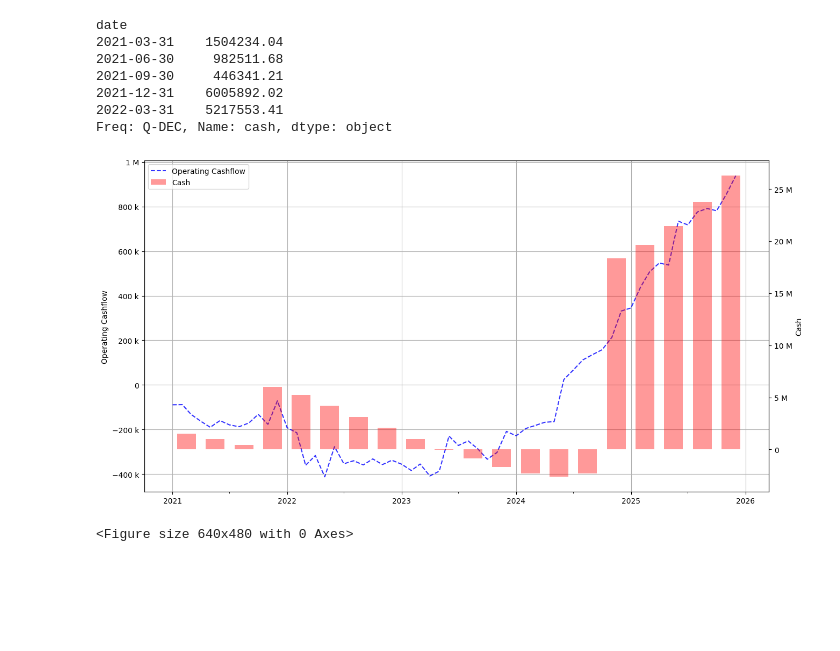
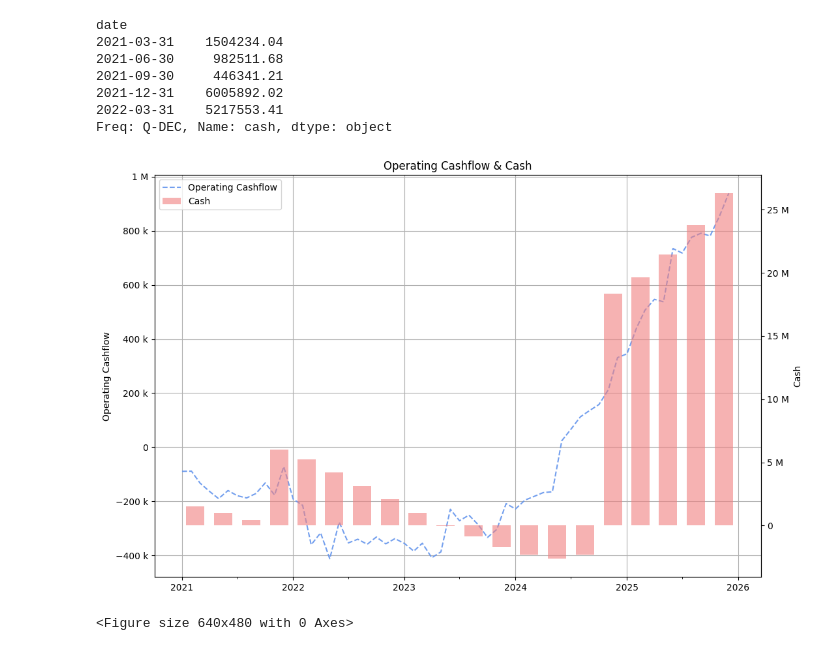
Before and after one commit to birchpoplar/fm_analysis, a Jupyter notebook: test_data/sample_ingest.ipynb, the cells around one changed output. Saved outputs shown, nothing was run; the diff lists cells and outputs as text; code cells hidden in the pictures; blank space fills up the shorter version.

Commit message:
finished initial plots

```diff
--- a/test_data/sample_ingest.ipynb
+++ b/test_data/sample_ingest.ipynb
@@ -3,4 +3,4 @@ import pandas as pd
 import matplotlib.pyplot as plt
 import matplotlib.dates as mdates
 import matplotlib.ticker as ticker
-fm_data = pd.read_excel('./test_data/FinModel-DRAFT-042623-TEST.xlsm', sheet_name="TransposedData")
+fm_data = pd.read_excel('./FinModel-DRAFT-042623-TEST.xlsm', sheet_name="TransposedData")
@@ -20,8 +11,6 @@ fm_data[[6010, 4010]].plot(kind='line')
 # %% [output]
 <AxesSubplot: xlabel='date'>
 [figure]
-# %%
-fm_data = fm_data.set_index('date')
 # %%
 fig, ax1 = plt.subplots(sharex=True,figsize=(15,5))
 fm_data['op_cflow'].plot(kind='line', color='blue', ax=ax1)
@@ -51,2 +29,0 @@ fm_data.head()
-# %%
-fm_data=fm_data.drop(columns='date')
@@ -82,28 +38,34 @@ date
 2021-12-31    6005892.02
 2022-03-31    5217553.41
 Freq: Q-DEC, Name: cash, dtype: object
+# %%
+fm_data = fm_data.reset_index()
+#fm_data=fm_data.drop(columns='date')
 # %%
-fig, ax1 = plt.subplots(sharex=True,figsize=(15,8))
-line1 = ax1.plot(fm_data['date'], fm_data['op_cflow'], '--', color='blue', alpha=0.8)
+from matplotlib.ticker import EngFormatter
+
+fig, ax1 = plt.subplots(sharex=True,figsize=(12,8))
+line1 = ax1.plot(fm_data['date'], fm_data['op_cflow'], '--', color='cornflowerblue', alpha=0.9)
 ax1.set_ylabel('Operating Cashflow')
 ax2 = ax1.twinx()
 offset_qtr_dates = pd.DateOffset(days=45)
 qtr_dates = cash_qtrly.index - offset_qtr_dates
-bar1 = ax2.bar(qtr_dates, cash_qtrly, color='red', alpha=0.4, width=60)
+bar1 = ax2.bar(qtr_dates, cash_qtrly, color='lightcoral', alpha=0.6, width=60)
 ax2.set_ylabel('Cash')
 ax1.grid(True)
 ax1.xaxis.set_major_locator(mdates.MonthLocator(1))  # set major ticks at the start of each quarter
 ax1.xaxis.set_minor_locator(mdates.MonthLocator(7))
 ax1.xaxis.set_major_formatter(mdates.DateFormatter('%Y'))
 ax1.yaxis.set_major_formatter(EngFormatter())
 ax2.yaxis.set_major_formatter(EngFormatter())
 ax1.legend(handles=[line1[0], bar1[0]], labels=['Operating Cashflow', 'Cash'], loc='upper left')
+plt.title('Operating Cashflow & Cash')
 # fm_data.index = fm_data.index.strftime('%Y')
 
 # fig.tight_layout()
 plt.savefig('opcf_cash.png')
 # %% [output]
-[figure, old version]
+[figure, new version]
 # %%
 plt.savefig('opcf_cash.png')
 # %% [output]
```
Also changed, not shown: parts of 3 cells of this notebook, 10 other files.
